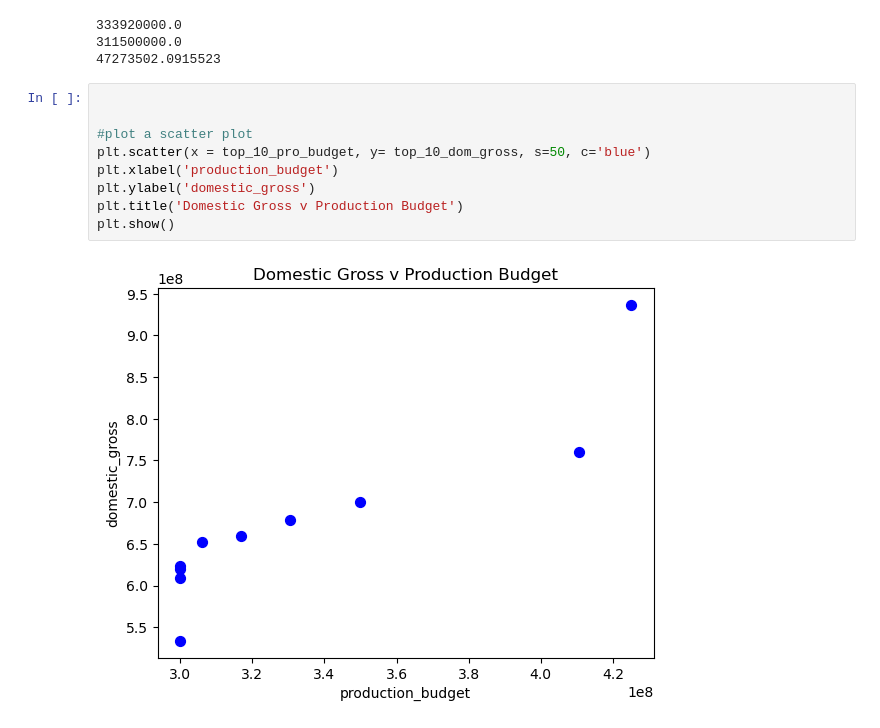
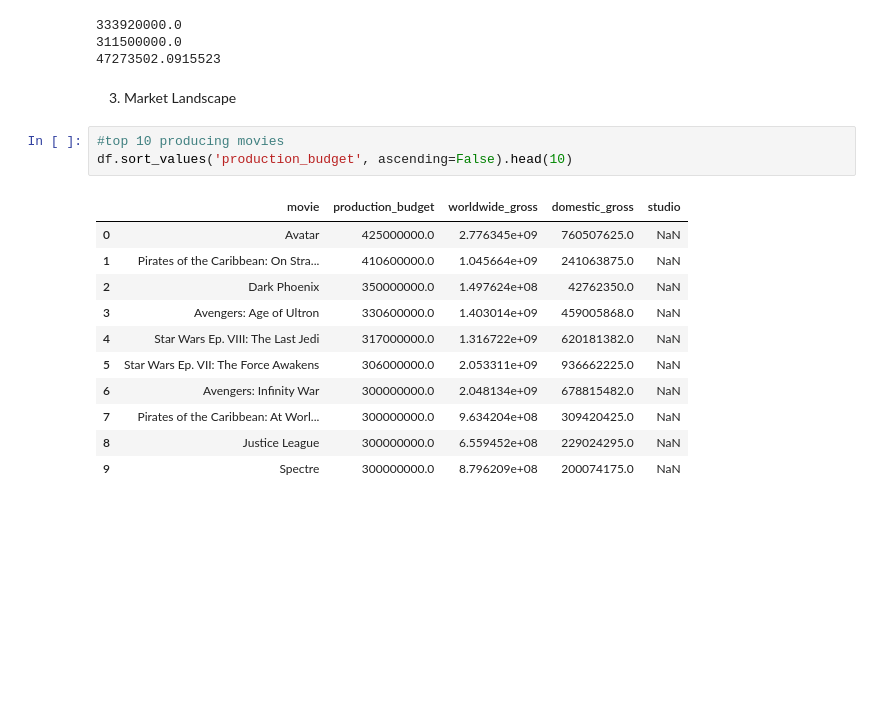
Before and after one commit to Wendy0001/EndofP1, a Jupyter notebook: NotebookP2.ipynb, the cells around one changed output. Drawn from its saved outputs; the diff is of its cells as text; blank space fills up the shorter version.

```diff
--- a/NotebookP2.ipynb
+++ b/NotebookP2.ipynb
@@ -503,14 +484,20 @@ print(top_10_pro_budget.std())
 333920000.0
 311500000.0
 47273502.0915523
-# %%
-
-
-#plot a scatter plot
-plt.scatter(x = top_10_pro_budget, y= top_10_dom_gross, s=50, c='blue')
-plt.xlabel('production_budget')
-plt.ylabel('domestic_gross')
-plt.title('Domestic Gross v Production Budget')
-plt.show()
-# %% [output]
-[figure, removed]
+# %% [markdown]
+3. Market Landscape
+# %%
+#top 10 producing movies
+df.sort_values('production_budget', ascending=False).head(10)
+# %% [output]
+|  | movie | production_budget | worldwide_gross | domestic_gross | studio |
+| 0 | Avatar | 425000000.0 | 2.776345e+09 | 760507625.0 | NaN |
+| 1 | Pirates of the Caribbean: On Stra... | 410600000.0 | 1.045664e+09 | 241063875.0 | NaN |
+| 2 | Dark Phoenix | 350000000.0 | 1.497624e+08 | 42762350.0 | NaN |
+| 3 | Avengers: Age of Ultron | 330600000.0 | 1.403014e+09 | 459005868.0 | NaN |
+| 4 | Star Wars Ep. VIII: The Last Jedi | 317000000.0 | 1.316722e+09 | 620181382.0 | NaN |
+| 5 | Star Wars Ep. VII: The Force Awakens | 306000000.0 | 2.053311e+09 | 936662225.0 | NaN |
+| 6 | Avengers: Infinity War | 300000000.0 | 2.048134e+09 | 678815482.0 | NaN |
+| 7 | Pirates of the Caribbean: At Worl... | 300000000.0 | 9.634204e+08 | 309420425.0 | NaN |
+| 8 | Justice League | 300000000.0 | 6.559452e+08 | 229024295.0 | NaN |
+| 9 | Spectre | 300000000.0 | 8.796209e+08 | 200074175.0 | NaN |
```
Also changed, not shown: parts of 15 cells of this notebook.
